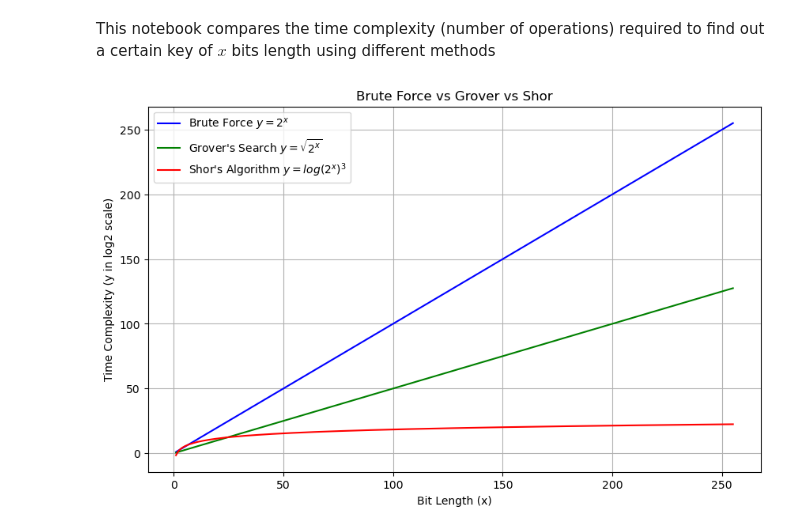
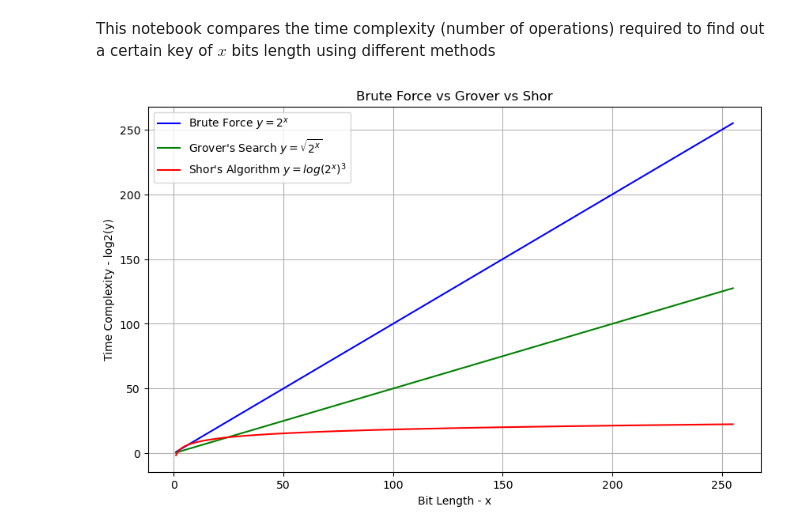
Before and after one commit to c4ristian/encryption, a Jupyter notebook: notebooks/post_quantum_comparison.ipynb, the cells around one changed output. Saved outputs shown, nothing was run; the diff lists cells and outputs as text; code cells hidden in the pictures.

Commit message:
Plot updated

```diff
--- a/notebooks/post_quantum_comparison.ipynb
+++ b/notebooks/post_quantum_comparison.ipynb
@@ -27,20 +27,20 @@ for x in number_of_bits:
 # %%
 # Visualize results
 # Create the plot
 plt.figure(figsize=(10, 6))
 plt.plot(number_of_bits, brute_force, label="Brute Force $y=2^x$", color='blue')
 plt.plot(number_of_bits, grover, label="Grover's Search $y=\\sqrt{2^x}$", color='green')
 plt.plot(number_of_bits, shor, label="Shor's Algorithm $y=log(2^x)^3$", color='red')
 
 # Add labels and title
-plt.xlabel('Bit Length (x)')
-plt.ylabel('Time Complexity (y in log2 scale)')
+plt.xlabel('Bit Length - x')
+plt.ylabel('Time Complexity - log2(y)')
 plt.title("Brute Force vs Grover vs Shor")
 plt.grid(True)
 plt.legend()
 
 # Show the plot
 plt.savefig('post_quantum_comparison.png', dpi=300)
 plt.show()
 # %% [output]
-[figure, old version]
+[figure, new version]
```
Also changed, not shown: 1 other file.
